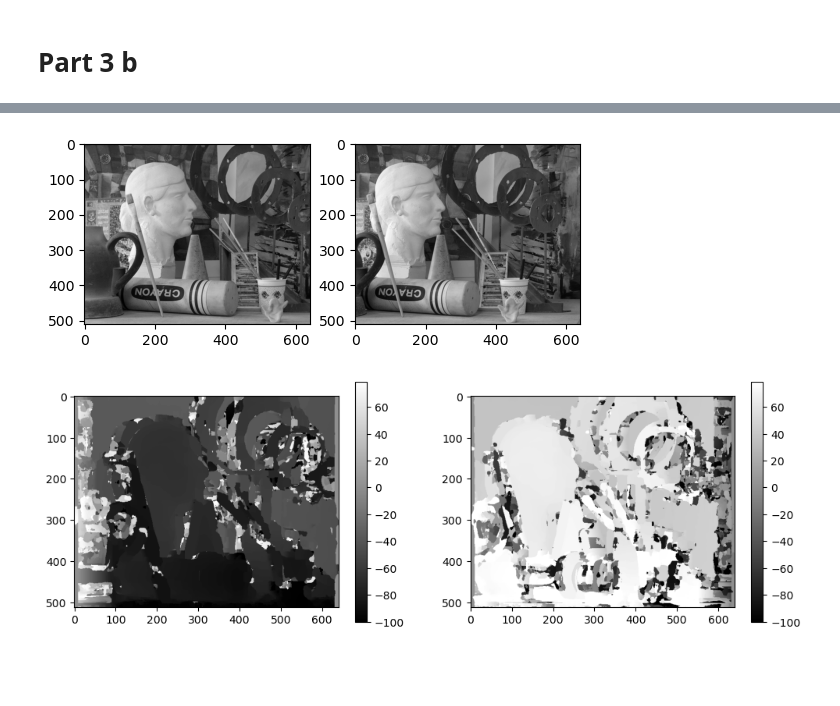
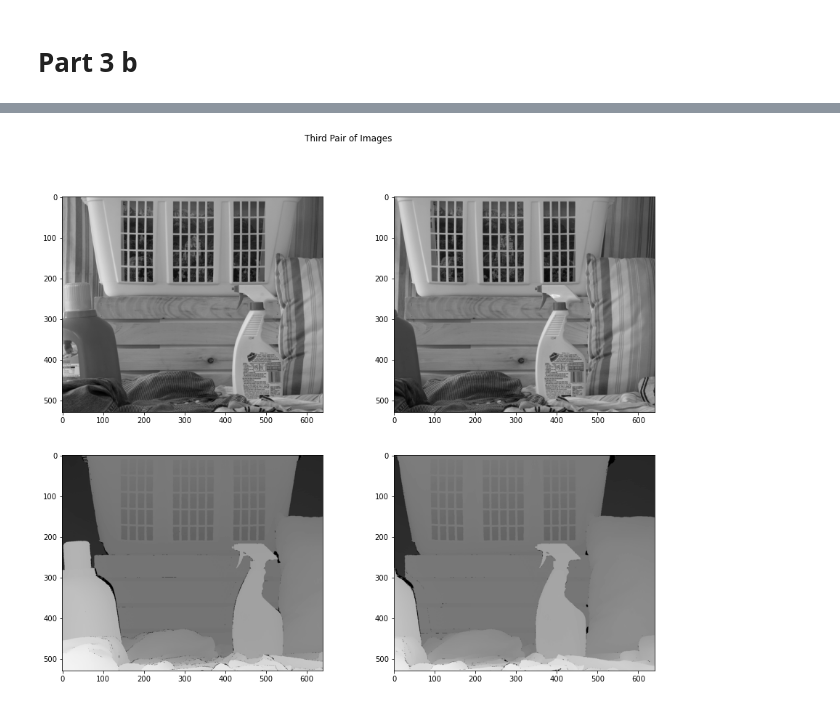
Before and after one commit to hadarsi320/CV_training, a Jupyter notebook: computer_vision/course_resources/ps_2/ps2.ipynb, the cells around one changed output, grey strips where cells are left out. Saved outputs shown, nothing was run; the diff lists cells and outputs as text; code cells hidden in the pictures; blank space fills up the shorter version.

```diff
--- a/computer_vision/course_resources/ps_2/ps2.ipynb
+++ b/computer_vision/course_resources/ps_2/ps2.ipynb
@@ -148,11 +514,19 @@ Again, this looks quite bad.
 # %%
-L = cv2.imread(os.path.join('input', 'pair1-L.png'), 0) * (1.0 / 255.0)  # grayscale, [0, 1]
-R = cv2.imread(os.path.join('input', 'pair1-R.png'), 0) * (1.0 / 255.0)
+L = cv2.imread(os.path.join('input', 'pair2-L.png'), 0) / 255
+R = cv2.imread(os.path.join('input', 'pair2-R.png'), 0) / 255
+gt_D_L = cv2.imread(os.path.join('input', 'pair2-D_L.png'), 0)
+gt_D_R = cv2.imread(os.path.join('input', 'pair2-D_R.png'), 0)
 
-plt.subplot(121)
+plt.figure(figsize=(15, 12))
+plt.suptitle('Third Pair of Images')
+plt.subplot(221)
 plt.imshow(L)
-plt.subplot(122)
+plt.subplot(222)
 plt.imshow(R)
+plt.subplot(223)
+plt.imshow(gt_D_L)
+plt.subplot(224)
+plt.imshow(gt_D_R)
 plt.show()
 # %% [output]
-[figure, old version]
+[figure, new version]
@@ -195,14 +532,0 @@ D_R = disparity_ncorr(R, L, w=21, d_max=100)
-# %%
-plt.figure(figsize=(12, 4))
-plt.subplot(121)
-plt.imshow(D_L)
-plt.colorbar()
-plt.subplot(122)
-plt.imshow(D_R)
-plt.colorbar()
-plt.show()
-
-imsave(D_L, 'output/ps2-4-a-1.png')
-imsave(D_R, 'output/ps2-4-a-2.png')
-# %% [output]
-[figure, removed]
```
Also changed, not shown: parts of 50 cells of this notebook.
